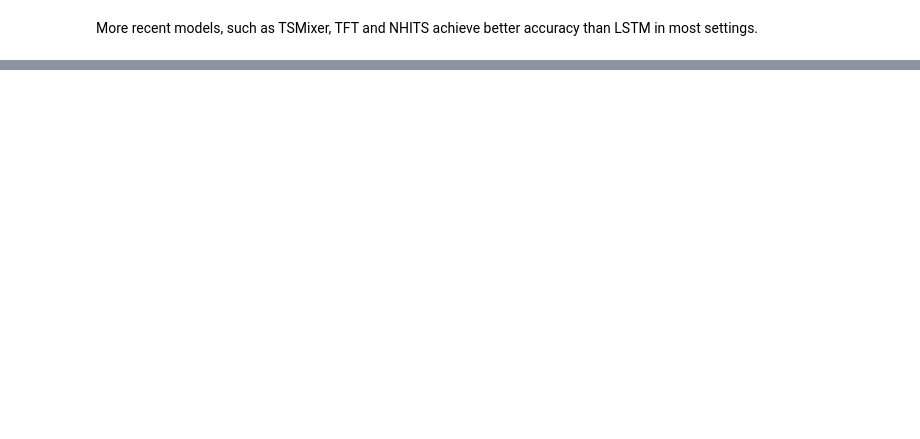
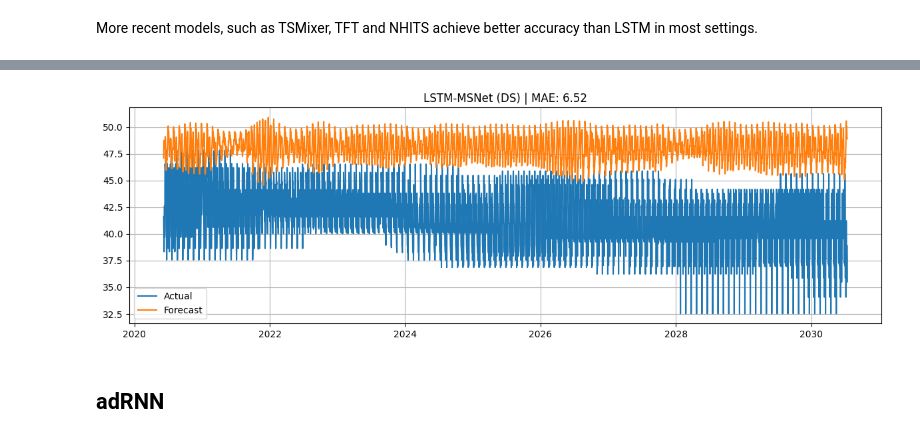
Before and after one commit to makataomu/pm25, a Jupyter notebook: code/3.5.1 - NN experiments.ipynb, the cells around one changed output, grey strips where cells are left out. Cells and saved outputs as stored; diff of their text form; code cells hidden in the pictures; blank space fills up the shorter version.

```diff
--- a/code/3.5.1 - NN experiments.ipynb
+++ b/code/3.5.1 - NN experiments.ipynb
@@ -63,0 +827,3 @@ class StackedADRNN(nn.Module):
+# %%
+run_training_pipeline(df[['ds', 'y', 'unique_id']])
+# %% [output]
@@ -64,3 +847,6 @@ class StackedADRNN(nn.Module):
+[figure, added]
+# %% [markdown]
+## adRNN
 # %%
 import torch
 import torch.nn as nn
```
Also changed, not shown: parts of 14 cells of this notebook.
